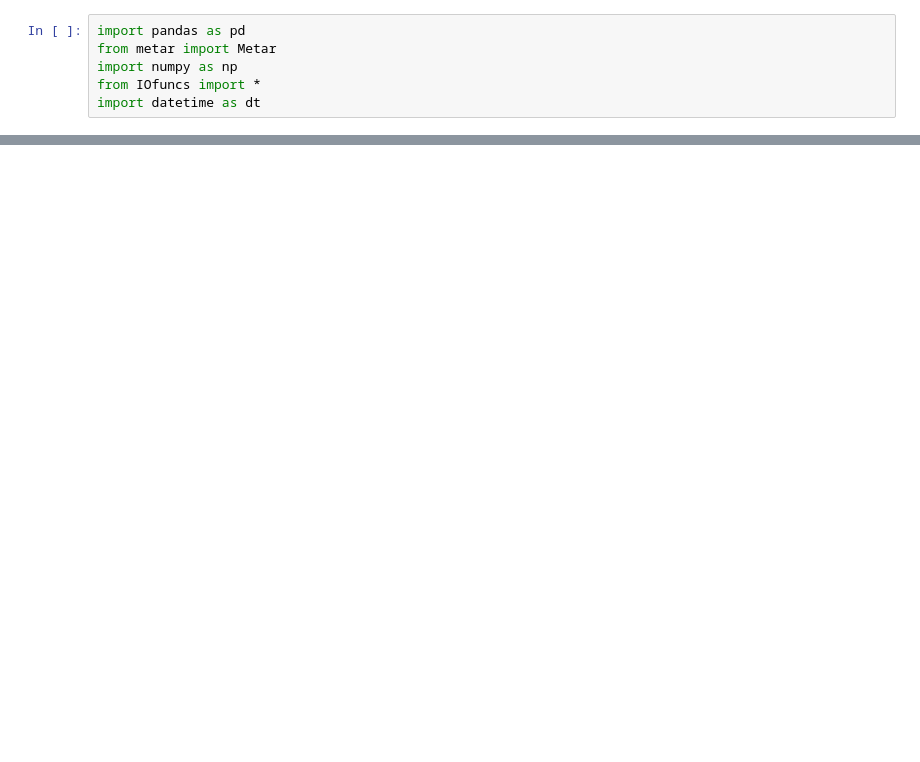
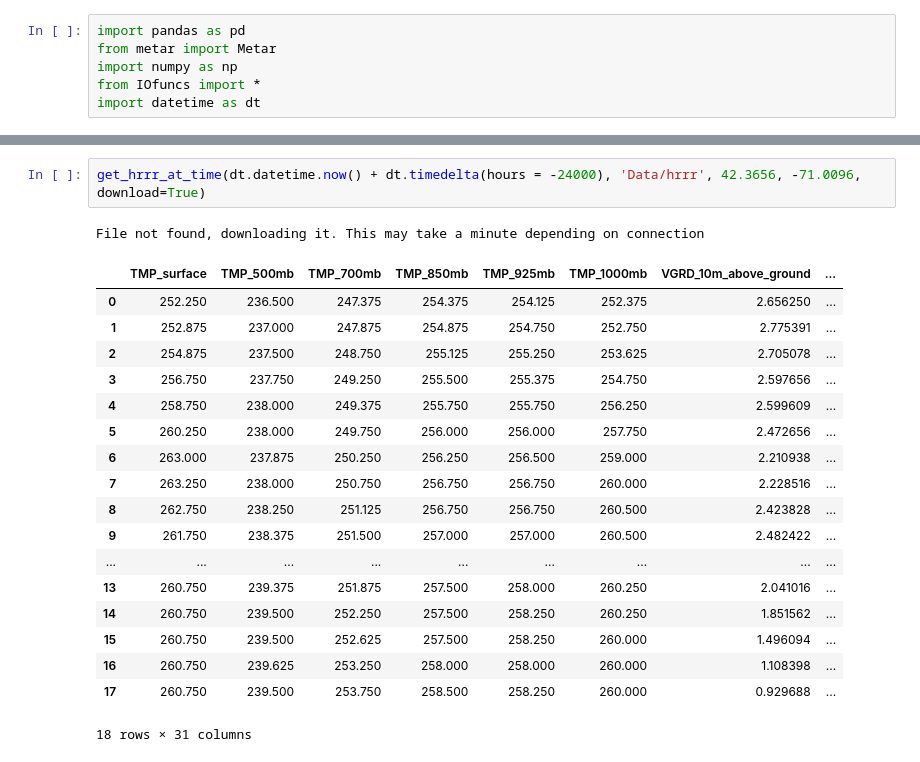
Before and after one commit to bparazin/nwsFlightCategories, a Jupyter notebook: ML prep.ipynb, the cells around one changed output, grey strips where cells are left out. Cells and saved outputs as stored; diff of their text form; blank space fills up the shorter version.

Commit message:
built up functions to make pandas dataframe

```diff
--- a/ML prep.ipynb
+++ b/ML prep.ipynb
@@ -44,0 +47,22 @@ makeDataRow('8/23/2020  9:17:00 PM', 40, -70, 'Data/BOS.csv', 'Data/GLAMP data',
+# %%
+get_hrrr_at_time(dt.datetime.now() + dt.timedelta(hours = -24000), 'Data/hrrr', 42.3656, -71.0096, download=True)
+# %% [output]
+File not found, downloading it. This may take a minute depending on connection
+|  | TMP_surface | TMP_500mb | TMP_700mb | TMP_850mb | TMP_925mb | TMP_1000mb | VGRD_10m_above_ground | ... |
+| 0 | 252.250 | 236.500 | 247.375 | 254.375 | 254.125 | 252.375 | 2.656250 | ... |
+| 1 | 252.875 | 237.000 | 247.875 | 254.875 | 254.750 | 252.750 | 2.775391 | ... |
+| 2 | 254.875 | 237.500 | 248.750 | 255.125 | 255.250 | 253.625 | 2.705078 | ... |
+| 3 | 256.750 | 237.750 | 249.250 | 255.500 | 255.375 | 254.750 | 2.597656 | ... |
+| 4 | 258.750 | 238.000 | 249.375 | 255.750 | 255.750 | 256.250 | 2.599609 | ... |
+| 5 | 260.250 | 238.000 | 249.750 | 256.000 | 256.000 | 257.750 | 2.472656 | ... |
+| 6 | 263.000 | 237.875 | 250.250 | 256.250 | 256.500 | 259.000 | 2.210938 | ... |
+| 7 | 263.250 | 238.000 | 250.750 | 256.750 | 256.750 | 260.000 | 2.228516 | ... |
+| 8 | 262.750 | 238.250 | 251.125 | 256.750 | 256.750 | 260.500 | 2.423828 | ... |
+| 9 | 261.750 | 238.375 | 251.500 | 257.000 | 257.000 | 260.500 | 2.482422 | ... |
+| ... | ... | ... | ... | ... | ... | ... | ... | ... |
+| 13 | 260.750 | 239.375 | 251.875 | 257.500 | 258.000 | 260.250 | 2.041016 | ... |
+| 14 | 260.750 | 239.500 | 252.250 | 257.500 | 258.250 | 260.250 | 1.851562 | ... |
+| 15 | 260.750 | 239.500 | 252.625 | 257.500 | 258.250 | 260.000 | 1.496094 | ... |
+| 16 | 260.750 | 239.625 | 253.250 | 258.000 | 258.000 | 260.000 | 1.108398 | ... |
+| 17 | 260.750 | 239.500 | 253.750 | 258.500 | 258.250 | 260.000 | 0.929688 | ... |
+18 rows × 31 columns
```
Also changed, not shown: parts of 3 cells of this notebook, 3 other files.
